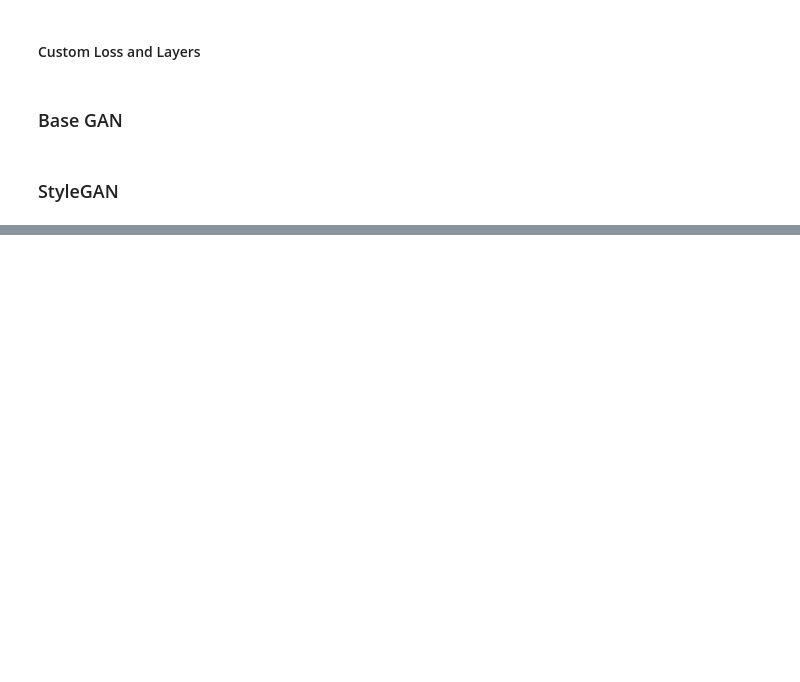
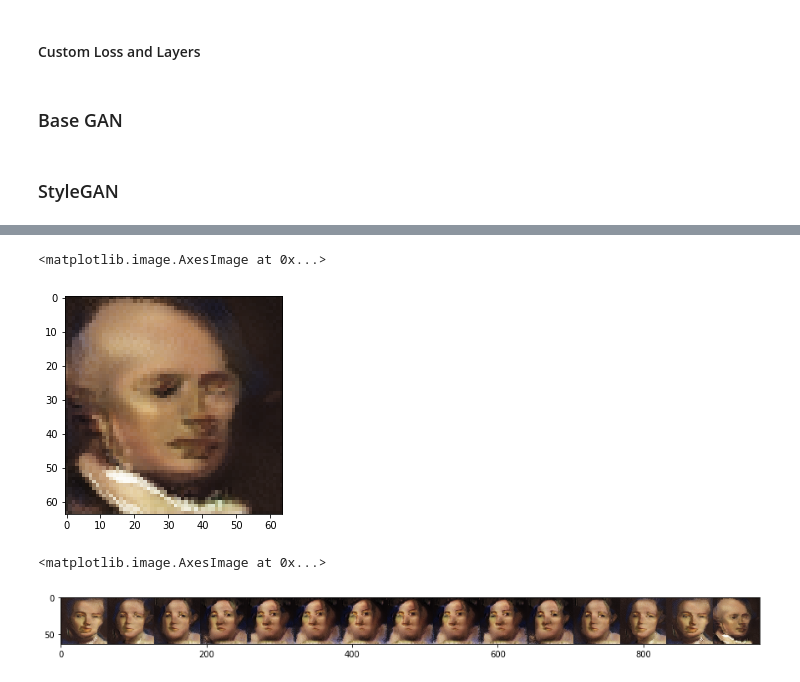
Before and after one commit to MarxCar/FineViewer, a Jupyter notebook: StyleGAN.ipynb, the cells around one changed output, grey strips where cells are left out. Drawn from its saved outputs; the diff is of its cells as text; code cells hidden in the pictures; blank space fills up the shorter version.

```diff
--- a/StyleGAN.ipynb
+++ b/StyleGAN.ipynb
@@ -502,0 +572,17 @@ plt.imshow(model.interpolation(componenta1, componenta2, 3))
+# %%
+c = noise(1)
+plt.imshow(model.imageFromLatent(c))
+# %% [output]
+<matplotlib.image.AxesImage at 0x...>
+[figure, added]
+# %%
+plt.figure(figsize=(15,15))
+images = []
+for x in norm.ppf(np.linspace(0.05, 0.95, 15)):
+    temp = c
+    temp[0][90] += x
+    images.append(model.imageFromLatent(temp))
+plt.imshow(np.concatenate(images, axis=1))
+# %% [output]
+<matplotlib.image.AxesImage at 0x...>
+[figure, added]
```
Also changed, not shown: parts of 11 cells of this notebook, 7 other files.
